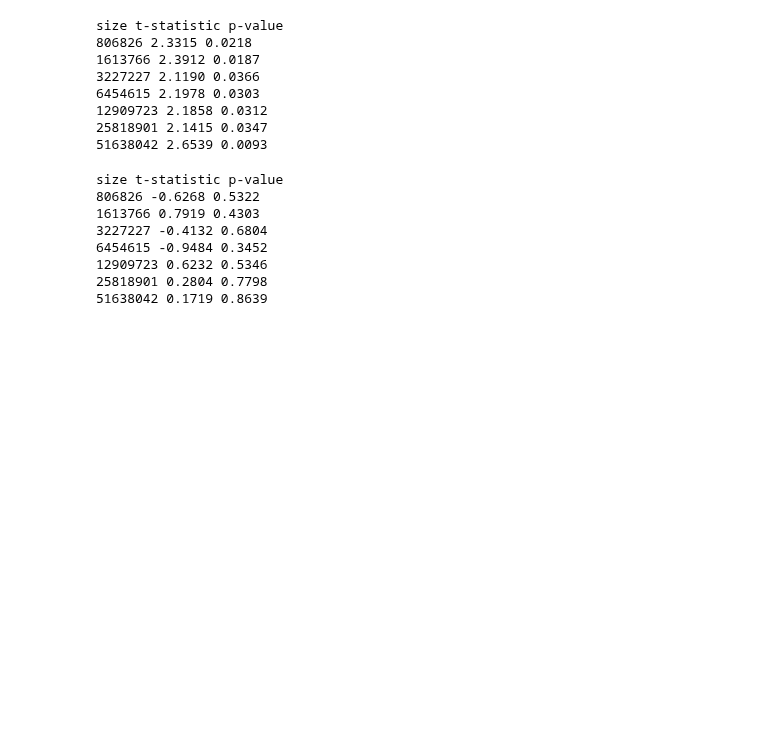
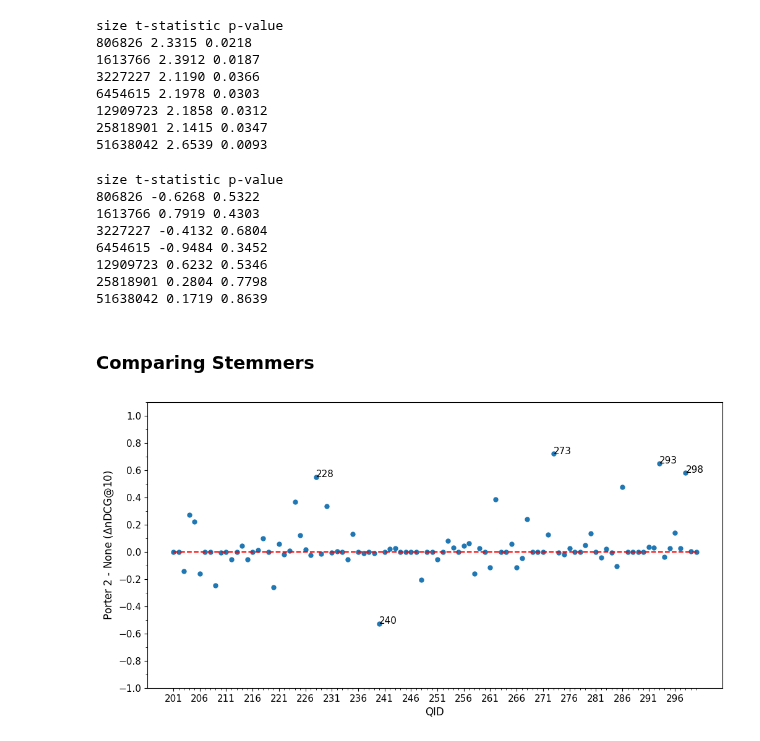
Before and after one commit to Axiomatic314/Stemming, a Jupyter notebook: ClueWeb/clueweb-collectionSize.ipynb, the cells around one changed output. Saved outputs shown, nothing was run; the diff lists cells and outputs as text; code cells hidden in the pictures; blank space fills up the shorter version.

Commit message:
graphs highlighting difference in performance over all queries

```diff
--- a/ClueWeb/clueweb-collectionSize.ipynb
+++ b/ClueWeb/clueweb-collectionSize.ipynb
@@ -205,3 +205,34 @@ size t-statistic p-value
 12909723 0.6232 0.5346
 25818901 0.2804 0.7798
 51638042 0.1719 0.8639
+# %% [markdown]
+### Comparing Stemmers
+# %%
+stemmer_a = "porter2"
+stemmer_b = "none"
+b_list = list()
+differences = list()
+target = data[data["collectionSize"]==collection_sizes[0]]
+for qid in target["qid"].unique().tolist():
+    t = target[target["qid"]==qid]
+    differences.append(t[t["stemmer"]==stemmer_a]["ndcg"].values[0] - t[t["stemmer"]==stemmer_b]["ndcg"].values[0])
+differences = np.array(differences)
+unique_qids=np.array(target["qid"].unique().tolist(),dtype=int)
+#-----------------------------------------------------------------------------------------------------------------------
+plt.figure(figsize=(12,6))
+plt.plot(unique_qids,len(unique_qids)*[0],linestyle="dashed",color="red")
+plt.scatter(unique_qids,differences,s=25)
+plt.xticks(np.arange(min(unique_qids),max(unique_qids),5))
+plt.xticks(unique_qids,minor=True)
+plt.yticks(np.arange(-1,1.2,0.2))
+plt.yticks(np.arange(-1,1.2,0.1),minor=True)
+plt.xlabel("QID")
+plt.ylabel("Porter 2 - None ($\Delta$nDCG@10)")
+
+for x,y in zip(unique_qids,differences):
+    if np.abs(y) > 0.5:
+        plt.text(x,y,f"{x}")
+
+plt.show()
+# %% [output]
+[figure, added]
```
Also changed, not shown: parts of 2 cells of this notebook.
